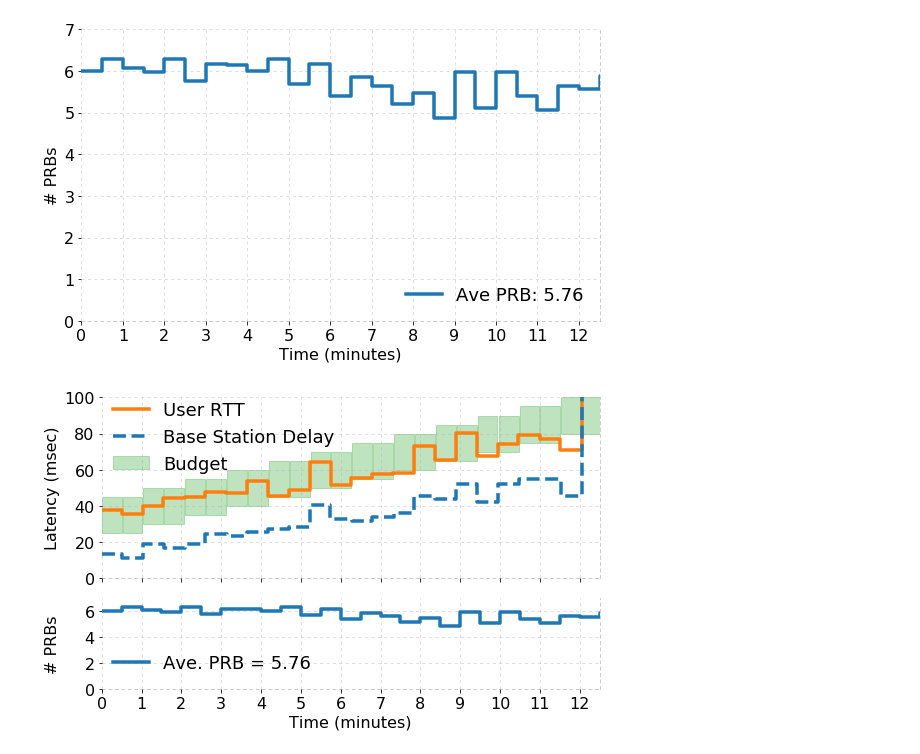
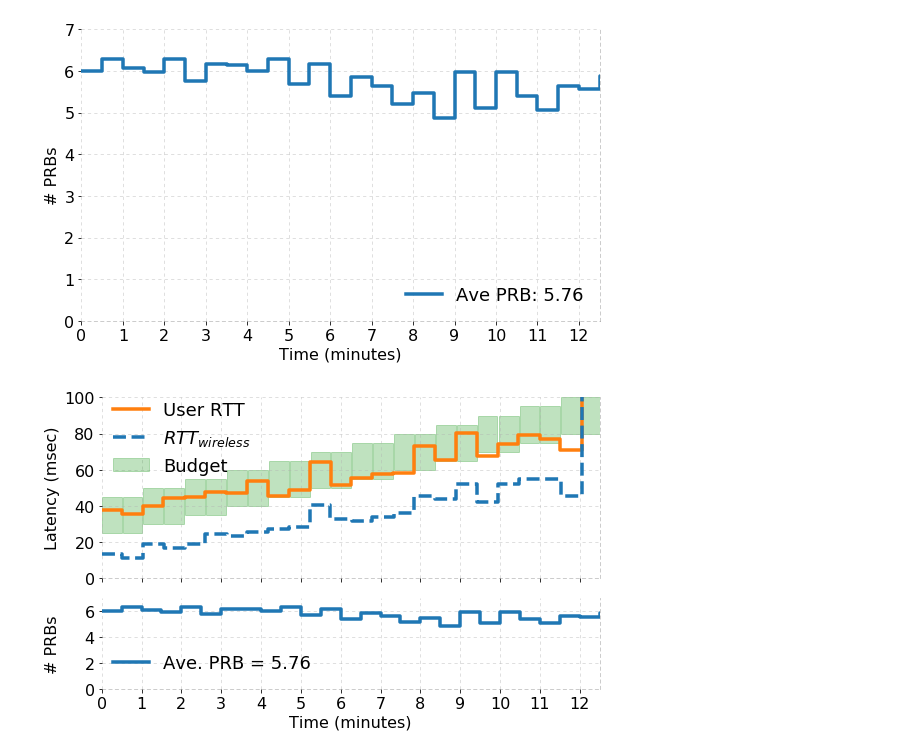
Before and after one commit to serhatarslan-hub/cell-order, a Jupyter notebook: analysis/cell-order-lat-eval-2.ipynb, the cells around one changed output. Drawn from its saved outputs; the diff is of its cells as text; code cells hidden in the pictures.

Commit message:
Update the latency SLA eval figure

```diff
--- a/analysis/cell-order-lat-eval-2.ipynb
+++ b/analysis/cell-order-lat-eval-2.ipynb
@@ -205,7 +205,7 @@ ax1.step(np.insert(ue_data[active_slice]['filtered_ts_sec'] / 60, 0, 0),
          where='pre', label='User RTT', linewidth=3.5, color='C1')
 ax1.step(np.insert(bs_data[active_slice]['filtered_ts_sec'] / 60, 0, 0),
          np.insert(bs_data[active_slice]['filtered_lat_msec'], 0, bs_data[active_slice]['filtered_lat_msec'][0]),
-         where='pre', label='Base Station Delay', linewidth=3.5, color='C0', linestyle='--')
+         where='pre', label='$RTT_{wireless}$', linewidth=3.5, color='C0', linestyle='--')
 
 cnt = 1
 min_budget = 20
@@ -264,31 +264,31 @@ ax2.xaxis.set_ticks(np.arange(13))
 
 ax2.legend(loc='lower left', frameon=False, fontsize=FONT_SIZE+2,
            bbox_to_anchor=[-0.01,0.0])
 
 ax2.grid(axis='both', alpha=0.5, linestyle=LINE_STYLE)
 
 ax2.spines['top'].set_visible(False)
 # plt.gca().spines['right'].set_visible(False)
 ax2.spines['left'].set_visible(False)
 ax2.spines["right"].set_linestyle(LINE_STYLE)
 ax2.spines["right"].set_alpha(0.5)
 ax2.spines["right"].set_color('gray')
 ax2.spines["left"].set_linestyle(LINE_STYLE)
 ax2.spines["left"].set_alpha(0.5)
 ax2.spines["left"].set_color('gray')
 ax2.spines["top"].set_linestyle(LINE_STYLE)
 ax2.spines["top"].set_alpha(0.5)
 ax2.spines["top"].set_color('gray')
 ax2.spines["bottom"].set_linestyle(LINE_STYLE)
 ax2.spines["bottom"].set_alpha(0.5)
 ax2.spines["bottom"].set_color('gray')
 
 f.tight_layout()
 f.align_ylabels()
 
 if SAVE_FIG:
     plt.savefig(reservation_out_dir + 'provider_vs_user_lat_and_prb.pdf')
 
 plt.show()
 # %% [output]
-[figure, old version]
+[figure, new version]
```
Also changed, not shown: 3 other files.
